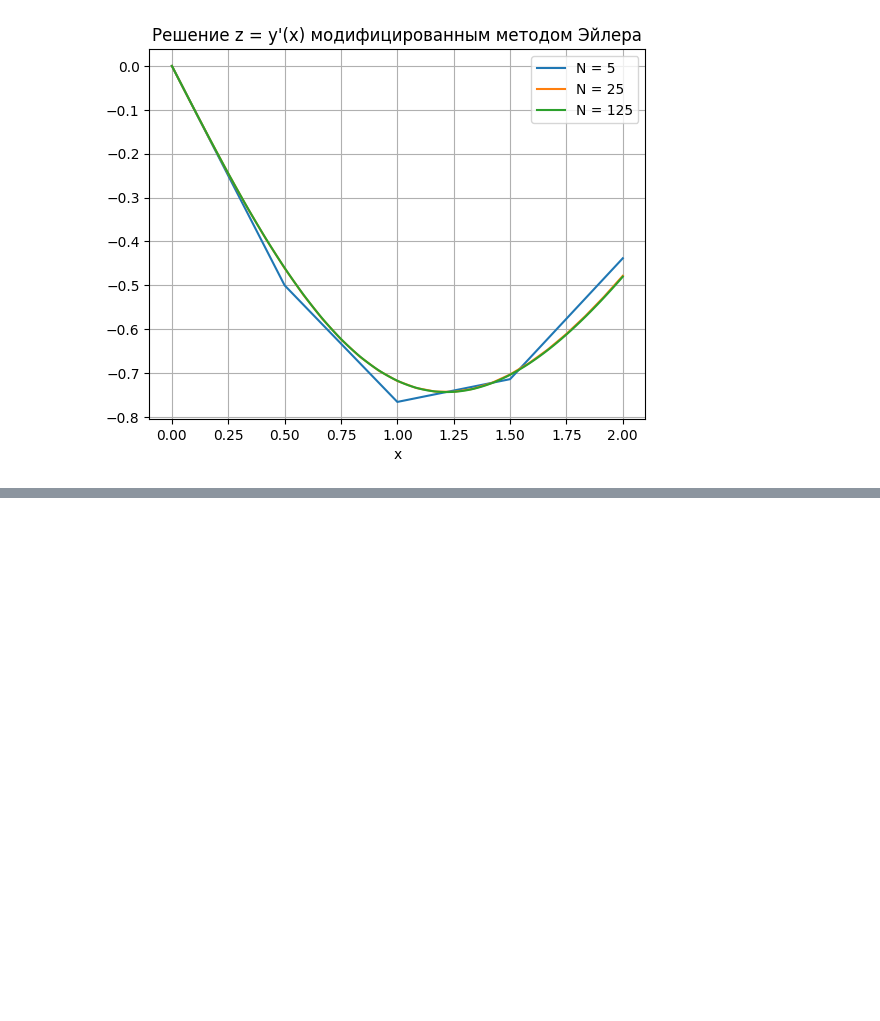
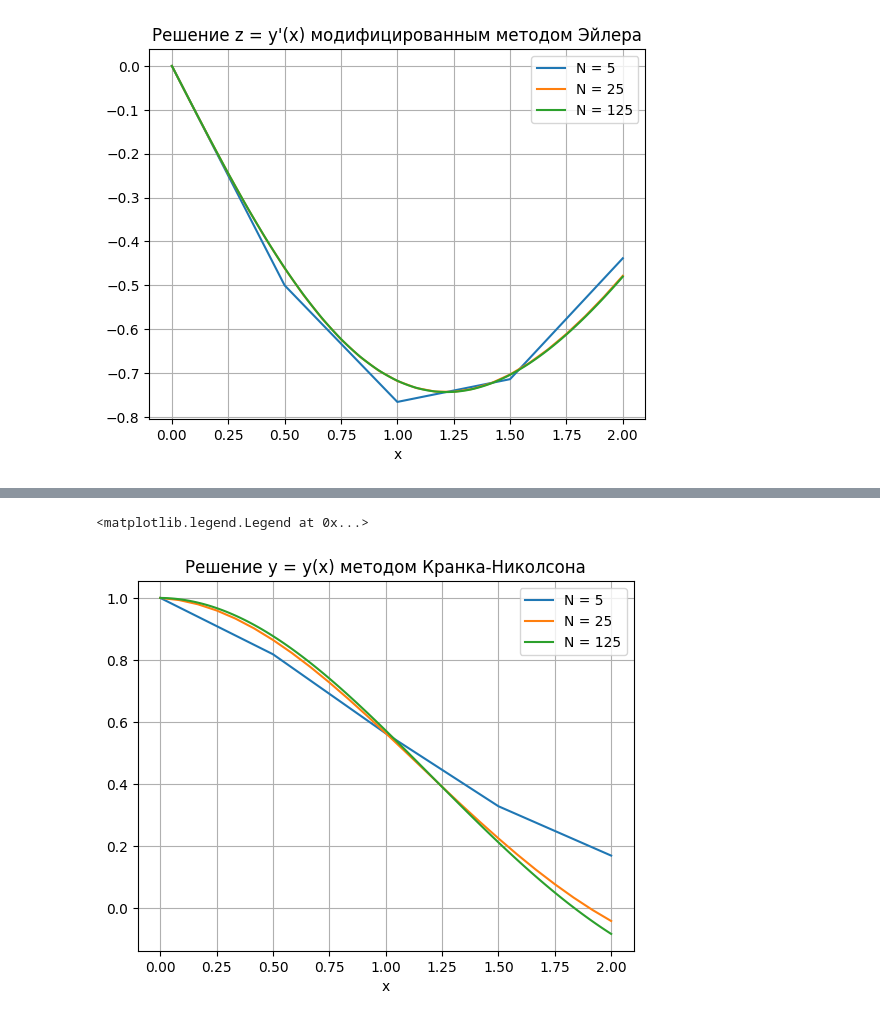
Before and after one commit to azizka85/Numerical-Methods, a Jupyter notebook: notebooks/12_nonlinear_ode.ipynb, the cells around one changed output, grey strips where cells are left out. Drawn from its saved outputs; the diff is of its cells as text; code cells hidden in the pictures; blank space fills up the shorter version.

```diff
--- a/notebooks/12_nonlinear_ode.ipynb
+++ b/notebooks/12_nonlinear_ode.ipynb
@@ -305,0 +316,33 @@ plt.legend()
+# %%
+from modules.slae.solver.direct.gauss_elimination import gauss_elimination
+
+m = len(ya)
+
+x = [np.linspace(a, b, n) for n in N]
+ycn = [np.zeros((n, m)) for n in N]
+
+for i in range(len(N)):
+    h = x[i][1] - x[i][0]
+
+    ycn[i][0] = ya
+
+    for j in range(1, N[i]):
+        a = np.array([
+            [1, -h],
+            [h*(1 + 0.5*ycn[i][j-1][0]), 1]
+        ])
+
+        b = [ycn[i][j-1][0], ycn[i][j-1][1] + 0.5*h]
+
+        ycn[i][j] = gauss_elimination(a, b)
+# %%
+for i in range(len(N)):
+    plt.plot(x[i], ycn[i][:, 0], label=f'N = {N[i]}')
+
+plt.title("Решение y = y(x) методом Кранка-Николсона")
+plt.xlabel('x')
+plt.grid()
+plt.legend()
+# %% [output]
+<matplotlib.legend.Legend at 0x...>
+[figure, added]
```
Also changed, not shown: parts of 2 cells of this notebook.
